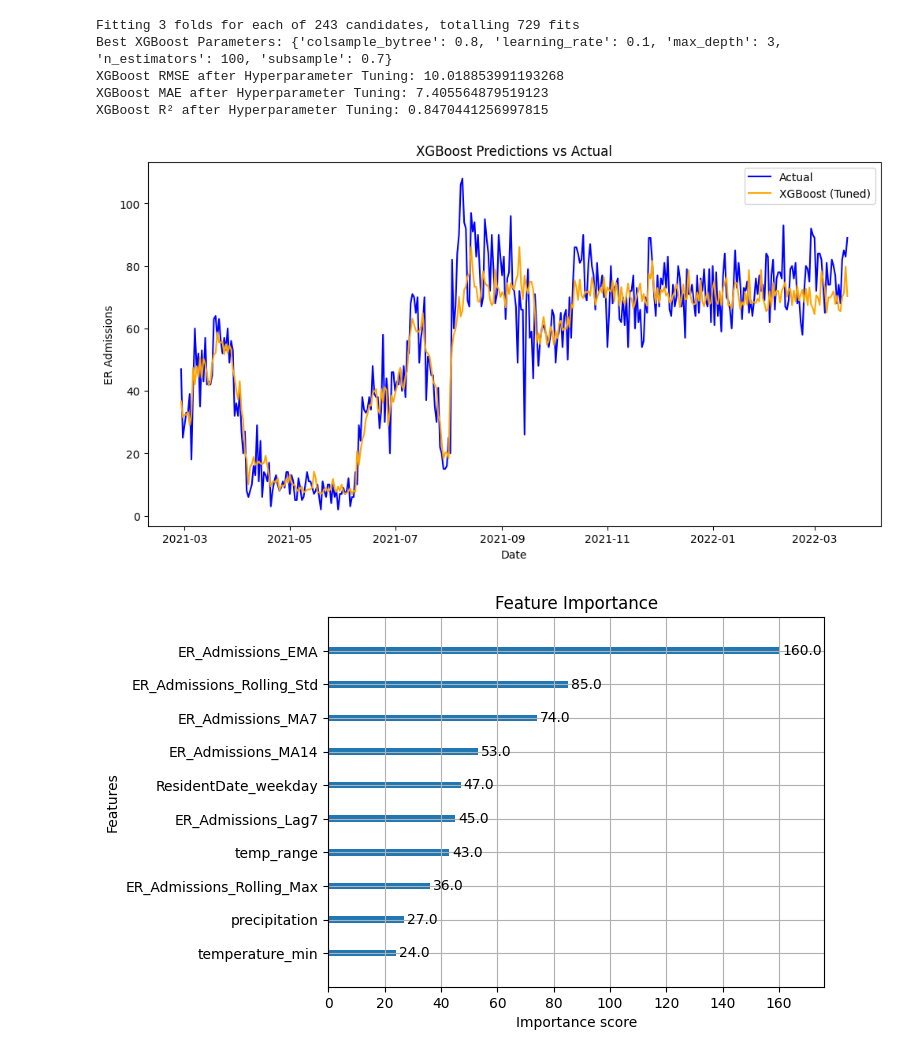
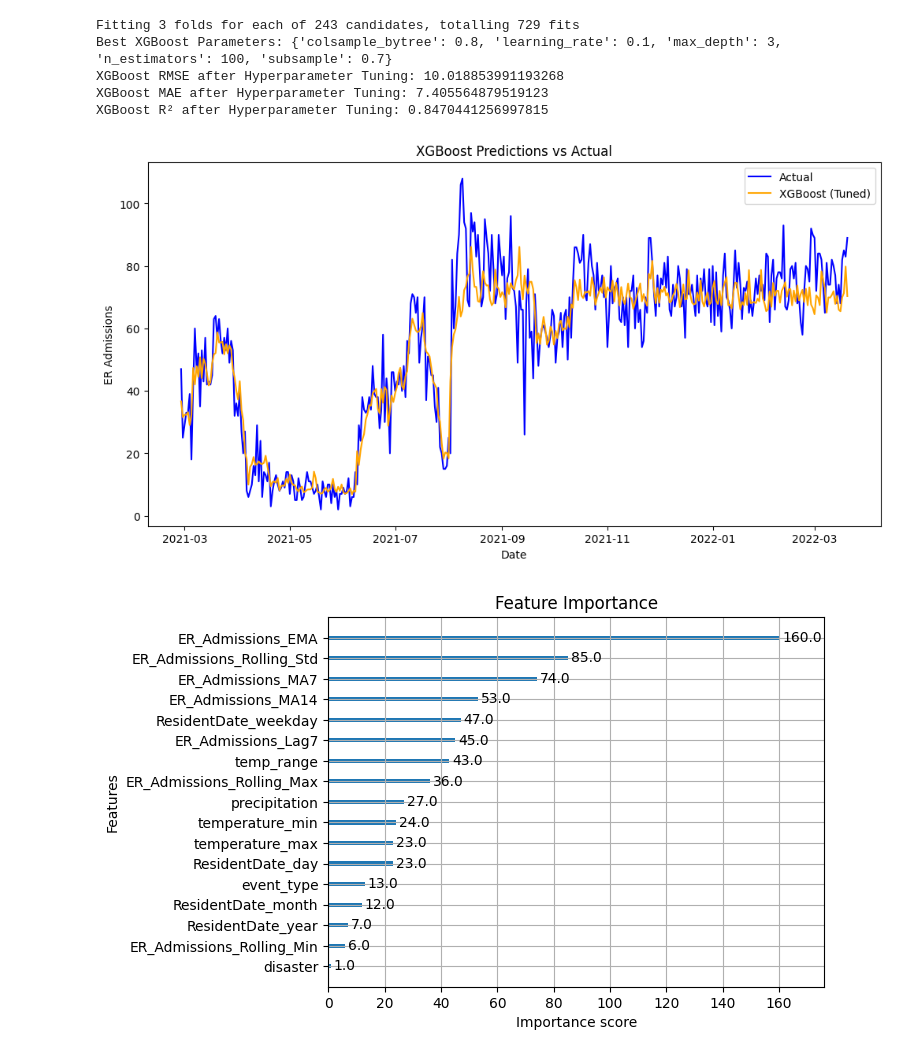
Before and after one commit to tottaradhanush/finalproject, a Jupyter notebook: models/xgboost_model.ipynb, the cells around one changed output. Saved outputs shown, nothing was run; the diff lists cells and outputs as text; code cells hidden in the pictures.

```diff
--- a/models/xgboost_model.ipynb
+++ b/models/xgboost_model.ipynb
@@ -283,7 +283,7 @@ plt.ylabel("ER Admissions")
 plt.show()
 
 # ========== Plot Feature Importance ==========
-xgb.plot_importance(xgb_best_model, max_num_features=10, importance_type='weight', title='Feature Importance')
+xgb.plot_importance(xgb_best_model,  importance_type='weight', title='Feature Importance')
 plt.show()
 
 # ========== Residual Analysis ==========
@@ -291,34 +291,34 @@ residuals = y_test - xgb_pred
 
 plt.figure(figsize=(12, 6))
 plt.scatter(y_test.index, residuals, color='red', alpha=0.5)
 plt.axhline(0, color='black', linestyle='--')
 plt.title("Residuals of XGBoost Predictions")
 plt.xlabel("Date")
 plt.ylabel("Residuals")
 plt.show()
 # %% [output]
 A value is trying to be set on a copy of a slice from a DataFrame.
 Try using .loc[row_indexer,col_indexer] = value instead
 
 See the caveats in the documentation: https://pandas.pydata.org/pandas-docs/stable/user_guide/indexing.html#returning-a-view-versus-a-copy
   X[col] = le.fit_transform(X[col].astype(str))
 A value is trying to be set on a copy of a slice from a DataFrame.
 Try using .loc[row_indexer,col_indexer] = value instead
 
 See the caveats in the documentation: https://pandas.pydata.org/pandas-docs/stable/user_guide/indexing.html#returning-a-view-versus-a-copy
   X[col] = le.fit_transform(X[col].astype(str))
 A value is trying to be set on a copy of a slice from a DataFrame.
 Try using .loc[row_indexer,col_indexer] = value instead
 
 See the caveats in the documentation: https://pandas.pydata.org/pandas-docs/stable/user_guide/indexing.html#returning-a-view-versus-a-copy
   X[col] = le.fit_transform(X[col].astype(str))
 Fitting 3 folds for each of 243 candidates, totalling 729 fits
 Best XGBoost Parameters: {'colsample_bytree': 0.8, 'learning_rate': 0.1, 'max_depth': 3, 'n_estimators': 100, 'subsample': 0.7}
 XGBoost RMSE after Hyperparameter Tuning: 10.018853991193268
 XGBoost MAE after Hyperparameter Tuning: 7.405564879519123
 XGBoost R² after Hyperparameter Tuning: 0.8470441256997815
 [figure]
-[figure, old version]
+[figure, new version]
 [figure]
 # %%
 import pandas as pd
```
Also changed, not shown: parts of 3 cells of this notebook, 6 other files.
